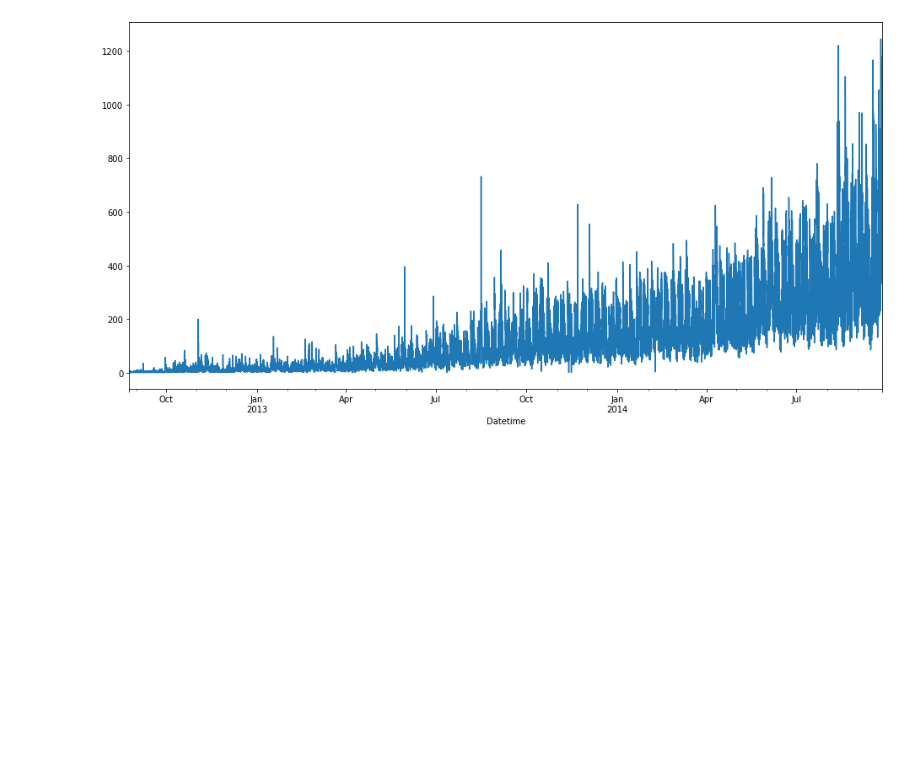
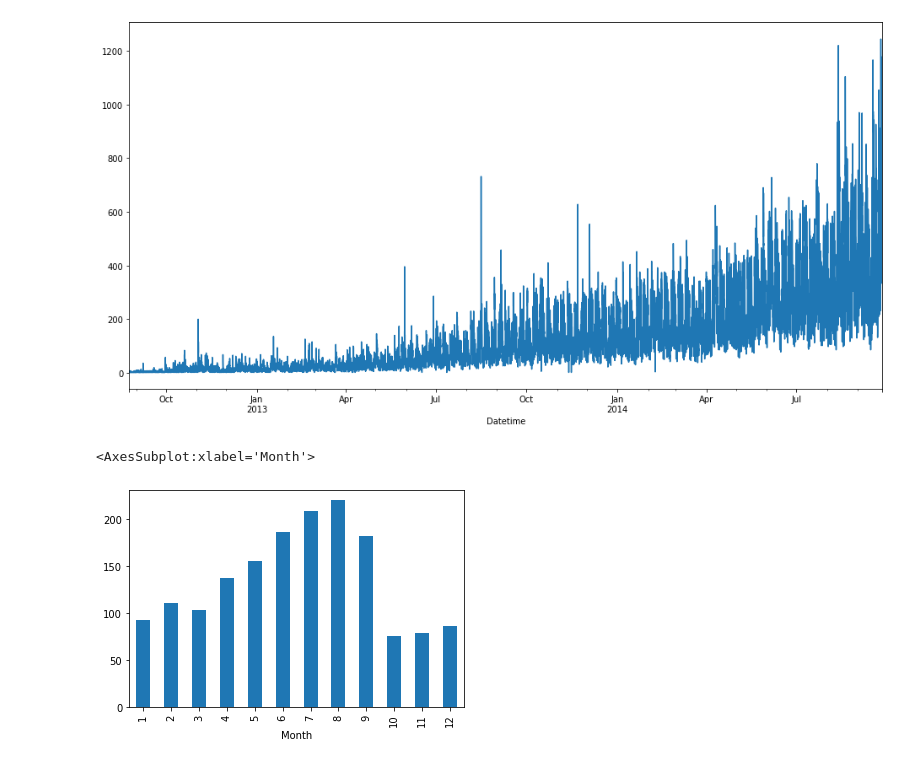
Before and after one commit to basel-ay/Transportation-Forecasting, a Jupyter notebook: Time_Series_Analysis_on_Transportation.ipynb, the cells around one changed output. Drawn from its saved outputs; the diff is of its cells as text; code cells hidden in the pictures; blank space fills up the shorter version.

```diff
--- a/Time_Series_Analysis_on_Transportation.ipynb
+++ b/Time_Series_Analysis_on_Transportation.ipynb
@@ -122,3 +122,8 @@ train['Count'].plot()
 # %% [output]
 <AxesSubplot:xlabel='Datetime'>
 [figure]
+# %%
+train.groupby('Month')['Count'].mean().plot.bar()
+# %% [output]
+<AxesSubplot:xlabel='Month'>
+[figure, added]
```
Also changed, not shown: parts of 11 cells of this notebook.
